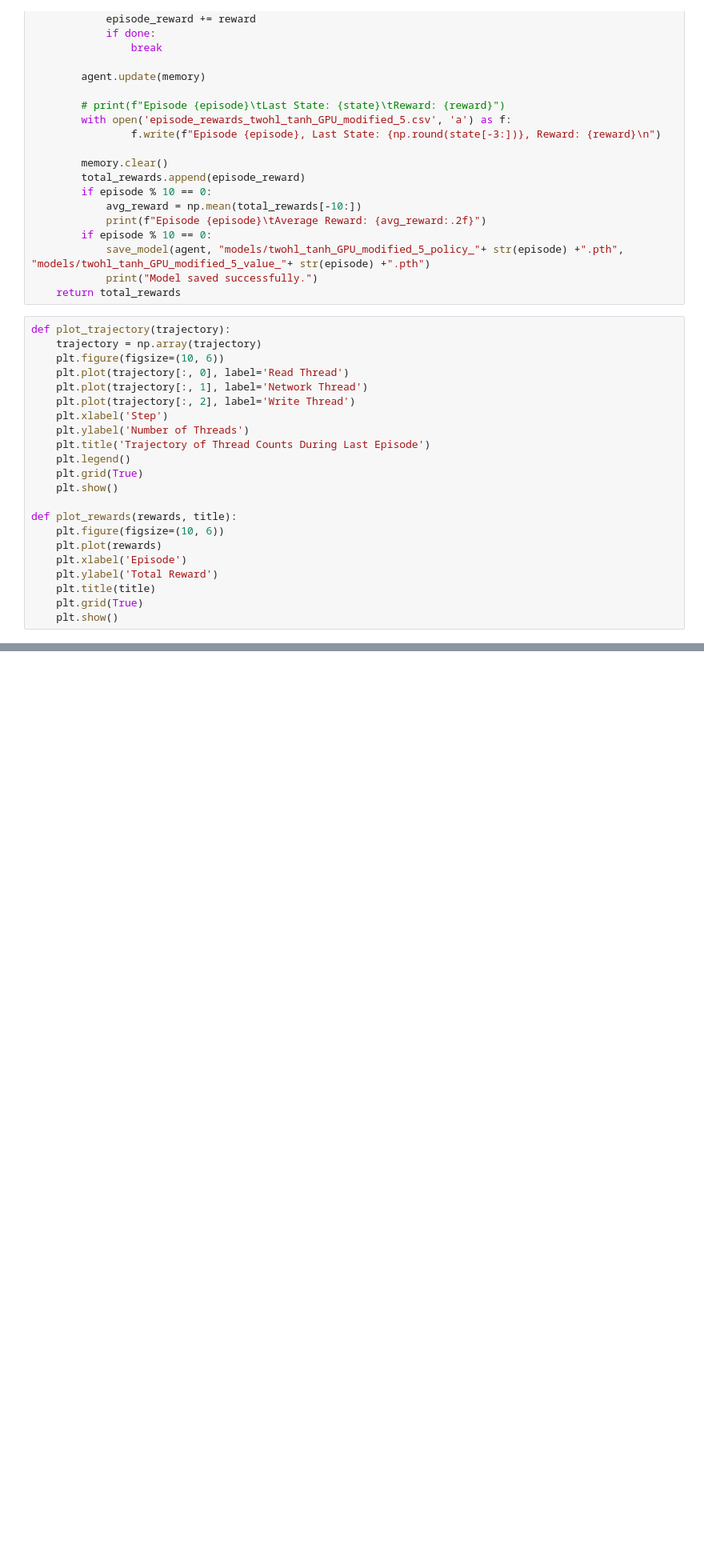
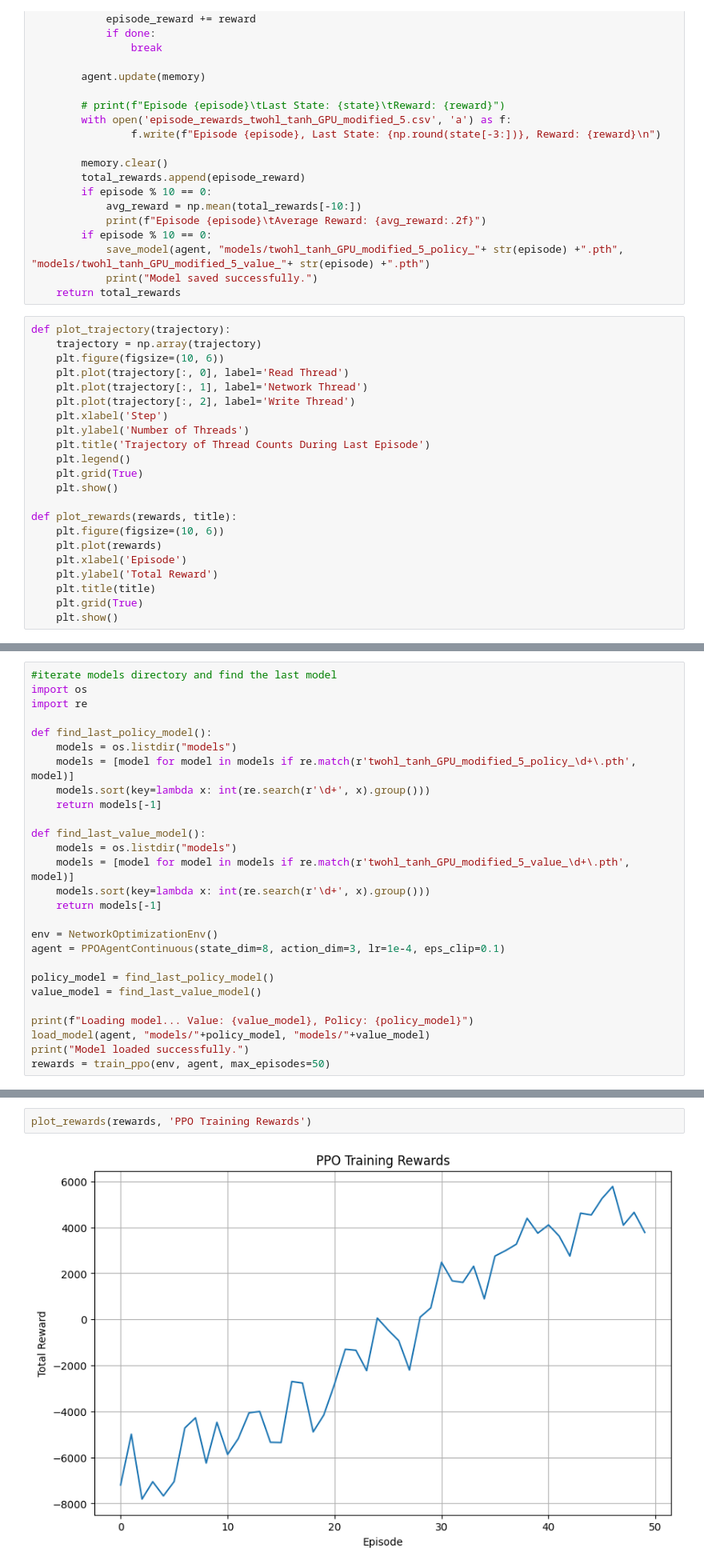
Before and after one commit to swargo98/Falcon-File-Transfer-Optimizer, a Jupyter notebook: Network_Simulator_PPO_twohl_tanh_GPU_modified_5.ipynb, the cells around one changed output, grey strips where cells are left out. Shown at 80% size. Saved outputs shown, nothing was run; the diff lists cells and outputs as text; blank space fills up the shorter version.

Commit message:
Reuse saved models

```diff
--- a/Network_Simulator_PPO_twohl_tanh_GPU_modified_5.ipynb
+++ b/Network_Simulator_PPO_twohl_tanh_GPU_modified_5.ipynb
@@ -539,0 +524,27 @@ plot_rewards(rewards, 'PPO Training Rewards')
+# %%
+#iterate models directory and find the last model
+import os
+import re
+
+def find_last_policy_model():
+    models = os.listdir("models")
+    models = [model for model in models if re.match(r'twohl_tanh_GPU_modified_5_policy_\d+\.pth', model)]
+    models.sort(key=lambda x: int(re.search(r'\d+', x).group()))
+    return models[-1]
+
+def find_last_value_model():
+    models = os.listdir("models")
+    models = [model for model in models if re.match(r'twohl_tanh_GPU_modified_5_value_\d+\.pth', model)]
+    models.sort(key=lambda x: int(re.search(r'\d+', x).group()))
+    return models[-1]
+
+env = NetworkOptimizationEnv()
+agent = PPOAgentContinuous(state_dim=8, action_dim=3, lr=1e-4, eps_clip=0.1)
+
+policy_model = find_last_policy_model()
+value_model = find_last_value_model()
+
+print(f"Loading model... Value: {value_model}, Policy: {policy_model}")
+load_model(agent, "models/"+policy_model, "models/"+value_model)
+print("Model loaded successfully.")
+rewards = train_ppo(env, agent, max_episodes=50)
@@ -539,0 +571,4 @@ plot_rewards(rewards, 'PPO Training Rewards')
+# %%
+plot_rewards(rewards, 'PPO Training Rewards')
+# %% [output]
+[figure, added]
```
Also changed, not shown: parts of 5 cells of this notebook.
